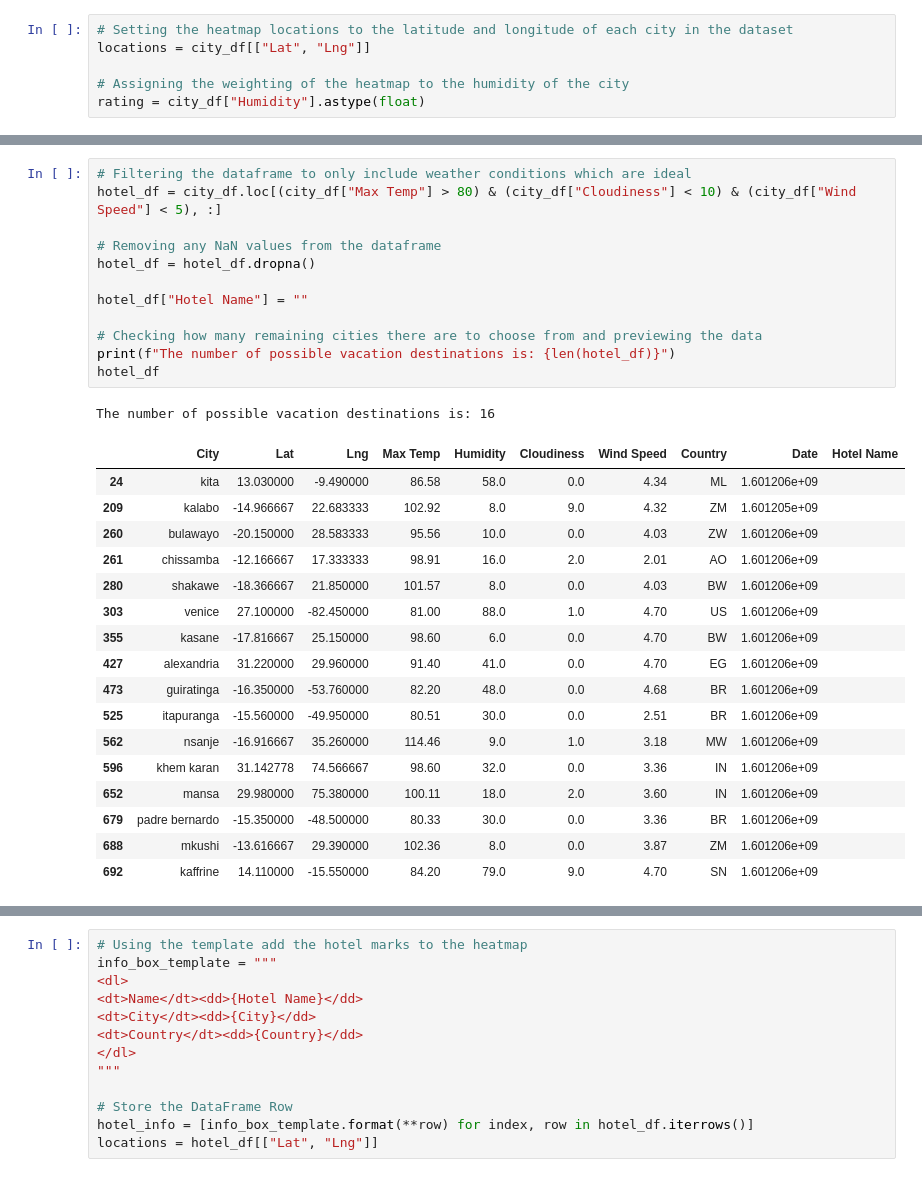
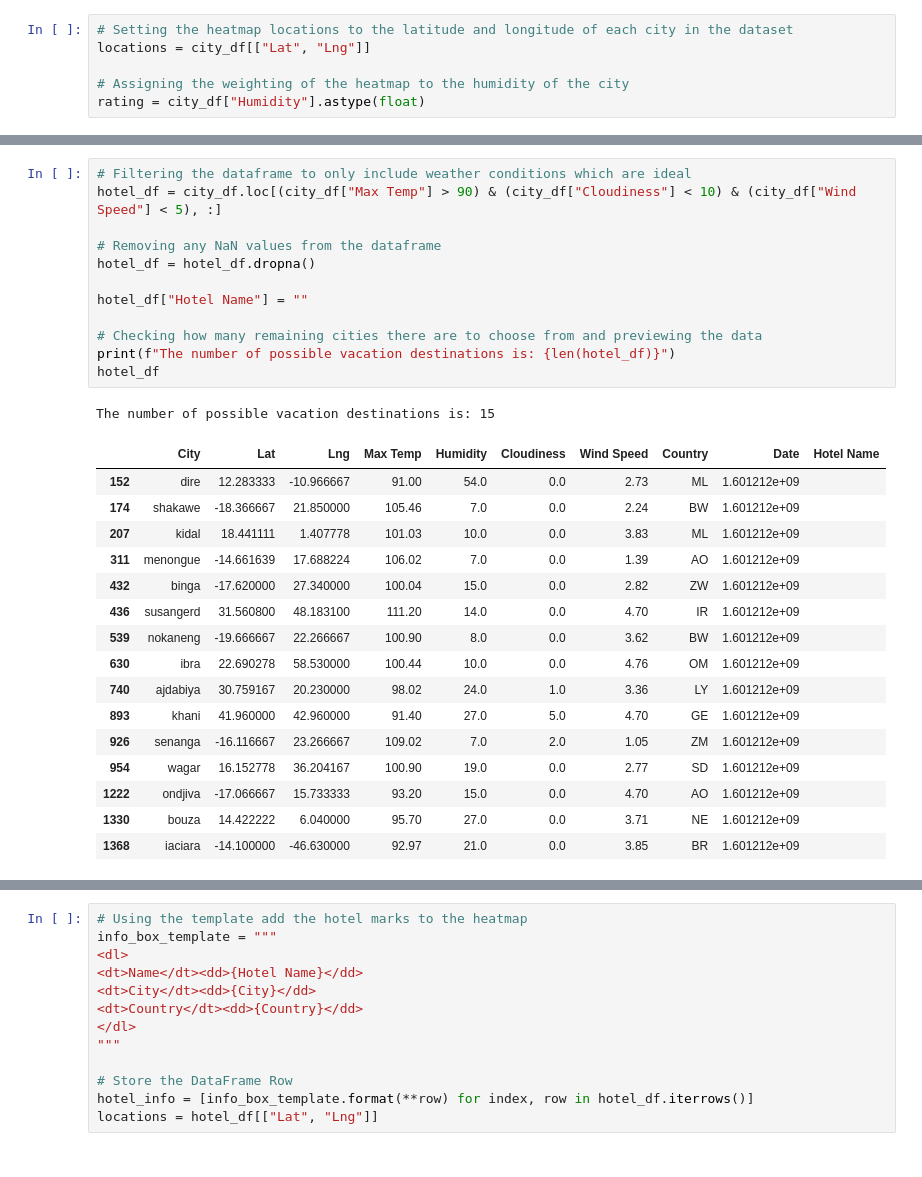
Before and after one commit to MATaylor0/python-api-challenge, a Jupyter notebook: VacationPy/VacationPy.ipynb, the cells around one changed output, grey strips where cells are left out. Saved outputs shown, nothing was run; the diff lists cells and outputs as text.

```diff
--- a/VacationPy/VacationPy.ipynb
+++ b/VacationPy/VacationPy.ipynb
@@ -43,35 +43,34 @@ fig
 [interactive output not drawn]
 # %%
 # Filtering the dataframe to only include weather conditions which are ideal
-hotel_df = city_df.loc[(city_df["Max Temp"] > 80) & (city_df["Cloudiness"] < 10) & (city_df["Wind Speed"] < 5), :]
+hotel_df = city_df.loc[(city_df["Max Temp"] > 90) & (city_df["Cloudiness"] < 10) & (city_df["Wind Speed"] < 5), :]
 
 # Removing any NaN values from the dataframe
 hotel_df = hotel_df.dropna()
 
 hotel_df["Hotel Name"] = ""
 
 # Checking how many remaining cities there are to choose from and previewing the data
 print(f"The number of possible vacation destinations is: {len(hotel_df)}")
 hotel_df
 # %% [output]
-The number of possible vacation destinations is: 16
+The number of possible vacation destinations is: 15
 |  | City | Lat | Lng | Max Temp | Humidity | Cloudiness | Wind Speed | Country | Date | Hotel Name |
-| 24 | kita | 13.030000 | -9.490000 | 86.58 | 58.0 | 0.0 | 4.34 | ML | 1.601206e+09 |  |
-| 209 | kalabo | -14.966667 | 22.683333 | 102.92 | 8.0 | 9.0 | 4.32 | ZM | 1.601205e+09 |  |
-| 260 | bulawayo | -20.150000 | 28.583333 | 95.56 | 10.0 | 0.0 | 4.03 | ZW | 1.601206e+09 |  |
-| 261 | chissamba | -12.166667 | 17.333333 | 98.91 | 16.0 | 2.0 | 2.01 | AO | 1.601206e+09 |  |
-| 280 | shakawe | -18.366667 | 21.850000 | 101.57 | 8.0 | 0.0 | 4.03 | BW | 1.601206e+09 |  |
-| 303 | venice | 27.100000 | -82.450000 | 81.00 | 88.0 | 1.0 | 4.70 | US | 1.601206e+09 |  |
-| 355 | kasane | -17.816667 | 25.150000 | 98.60 | 6.0 | 0.0 | 4.70 | BW | 1.601206e+09 |  |
-| 427 | alexandria | 31.220000 | 29.960000 | 91.40 | 41.0 | 0.0 | 4.70 | EG | 1.601206e+09 |  |
-| 473 | guiratinga | -16.350000 | -53.760000 | 82.20 | 48.0 | 0.0 | 4.68 | BR | 1.601206e+09 |  |
-| 525 | itapuranga | -15.560000 | -49.950000 | 80.51 | 30.0 | 0.0 | 2.51 | BR | 1.601206e+09 |  |
-| 562 | nsanje | -16.916667 | 35.260000 | 114.46 | 9.0 | 1.0 | 3.18 | MW | 1.601206e+09 |  |
-| 596 | khem karan | 31.142778 | 74.566667 | 98.60 | 32.0 | 0.0 | 3.36 | IN | 1.601206e+09 |  |
-| 652 | mansa | 29.980000 | 75.380000 | 100.11 | 18.0 | 2.0 | 3.60 | IN | 1.601206e+09 |  |
-| 679 | padre bernardo | -15.350000 | -48.500000 | 80.33 | 30.0 | 0.0 | 3.36 | BR | 1.601206e+09 |  |
-| 688 | mkushi | -13.616667 | 29.390000 | 102.36 | 8.0 | 0.0 | 3.87 | ZM | 1.601206e+09 |  |
-| 692 | kaffrine | 14.110000 | -15.550000 | 84.20 | 79.0 | 9.0 | 4.70 | SN | 1.601206e+09 |  |
+| 152 | dire | 12.283333 | -10.966667 | 91.00 | 54.0 | 0.0 | 2.73 | ML | 1.601212e+09 |  |
+| 174 | shakawe | -18.366667 | 21.850000 | 105.46 | 7.0 | 0.0 | 2.24 | BW | 1.601212e+09 |  |
+| 207 | kidal | 18.441111 | 1.407778 | 101.03 | 10.0 | 0.0 | 3.83 | ML | 1.601212e+09 |  |
+| 311 | menongue | -14.661639 | 17.688224 | 106.02 | 7.0 | 0.0 | 1.39 | AO | 1.601212e+09 |  |
+| 432 | binga | -17.620000 | 27.340000 | 100.04 | 15.0 | 0.0 | 2.82 | ZW | 1.601212e+09 |  |
+| 436 | susangerd | 31.560800 | 48.183100 | 111.20 | 14.0 | 0.0 | 4.70 | IR | 1.601212e+09 |  |
+| 539 | nokaneng | -19.666667 | 22.266667 | 100.90 | 8.0 | 0.0 | 3.62 | BW | 1.601212e+09 |  |
+| 630 | ibra | 22.690278 | 58.530000 | 100.44 | 10.0 | 0.0 | 4.76 | OM | 1.601212e+09 |  |
+| 740 | ajdabiya | 30.759167 | 20.230000 | 98.02 | 24.0 | 1.0 | 3.36 | LY | 1.601212e+09 |  |
+| 893 | khani | 41.960000 | 42.960000 | 91.40 | 27.0 | 5.0 | 4.70 | GE | 1.601212e+09 |  |
+| 926 | senanga | -16.116667 | 23.266667 | 109.02 | 7.0 | 2.0 | 1.05 | ZM | 1.601212e+09 |  |
+| 954 | wagar | 16.152778 | 36.204167 | 100.90 | 19.0 | 0.0 | 2.77 | SD | 1.601212e+09 |  |
+| 1222 | ondjiva | -17.066667 | 15.733333 | 93.20 | 15.0 | 0.0 | 4.70 | AO | 1.601212e+09 |  |
+| 1330 | bouza | 14.422222 | 6.040000 | 95.70 | 27.0 | 0.0 | 3.71 | NE | 1.601212e+09 |  |
+| 1368 | iaciara | -14.100000 | -46.630000 | 92.97 | 21.0 | 0.0 | 3.85 | BR | 1.601212e+09 |  |
 # %%
 # Creating the API call to find the nearest hotel within 5000m of the ideal cities
 base_url = "https://maps.googleapis.com/maps/api/place/nearbysearch/json"
```
Also changed, not shown: parts of 3 cells of this notebook, 8 other files.
